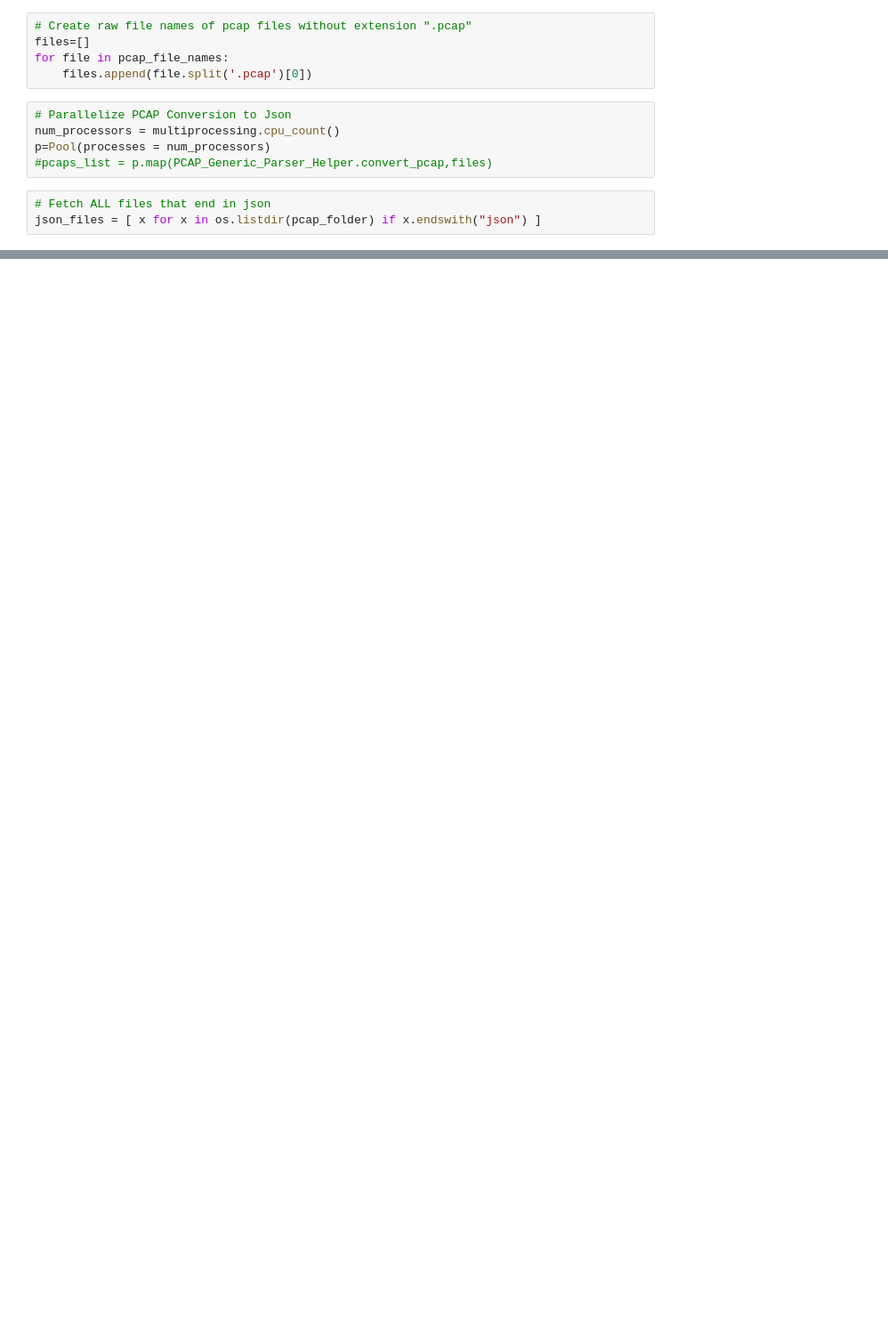
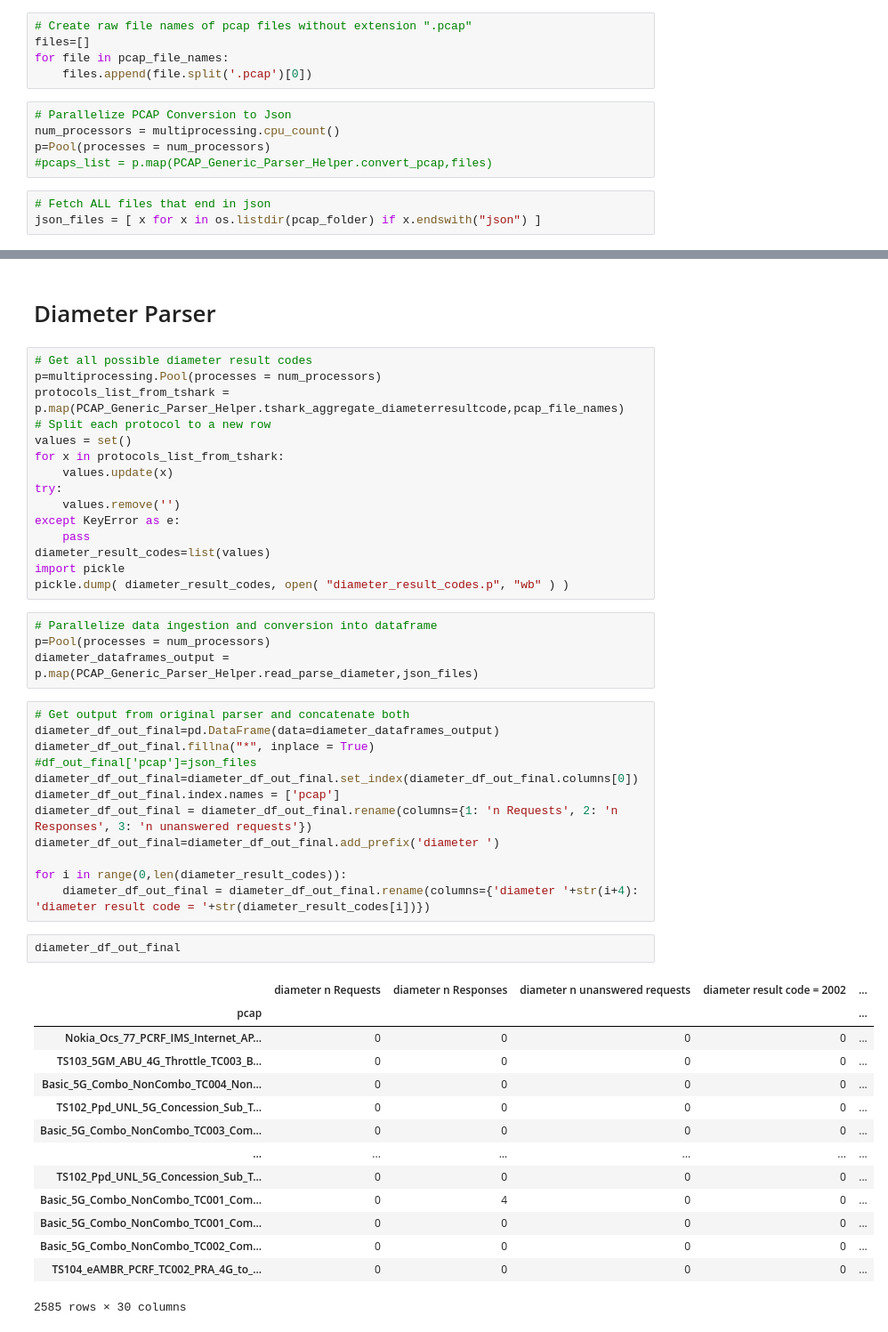
Before and after one commit to b-yond-infinite-network/ds-generic-parser, a Jupyter notebook: Generic Parser Only.ipynb, the cells around one changed output, grey strips where cells are left out. Shown at 89% size. Saved outputs shown, nothing was run; the diff lists cells and outputs as text; blank space fills up the shorter version.

```diff
--- a/Generic Parser Only.ipynb
+++ b/Generic Parser Only.ipynb
@@ -67,0 +128,50 @@ df_out_final.to_csv('Generic_Parser.csv')
+# %% [markdown]
+# Diameter Parser
+# %%
+# Get all possible diameter result codes
+p=multiprocessing.Pool(processes = num_processors)
+protocols_list_from_tshark = p.map(PCAP_Generic_Parser_Helper.tshark_aggregate_diameterresultcode,pcap_file_names)
+# Split each protocol to a new row
+values = set()
+for x in protocols_list_from_tshark:
+    values.update(x)
+try:
+    values.remove('')
+except KeyError as e:
+    pass
+diameter_result_codes=list(values)
+import pickle
+pickle.dump( diameter_result_codes, open( "diameter_result_codes.p", "wb" ) )
+# %%
+# Parallelize data ingestion and conversion into dataframe
+p=Pool(processes = num_processors)
+diameter_dataframes_output = p.map(PCAP_Generic_Parser_Helper.read_parse_diameter,json_files)
+# %%
+# Get output from original parser and concatenate both
+diameter_df_out_final=pd.DataFrame(data=diameter_dataframes_output)
+diameter_df_out_final.fillna("*", inplace = True)
+#df_out_final['pcap']=json_files
+diameter_df_out_final=diameter_df_out_final.set_index(diameter_df_out_final.columns[0])
+diameter_df_out_final.index.names = ['pcap']
+diameter_df_out_final = diameter_df_out_final.rename(columns={1: 'n Requests', 2: 'n Responses', 3: 'n unanswered requests'})
+diameter_df_out_final=diameter_df_out_final.add_prefix('diameter ')
+
+for i in range(0,len(diameter_result_codes)):
+    diameter_df_out_final = diameter_df_out_final.rename(columns={'diameter '+str(i+4): 'diameter result code = '+str(diameter_result_codes[i])})
+# %%
+diameter_df_out_final
+# %% [output]
+|  | diameter n Requests | diameter n Responses | diameter n unanswered requests | diameter result code = 2002 | ... |
+| pcap |  |  |  |  | ... |
+| Nokia_Ocs_77_PCRF_IMS_Internet_AP... | 0 | 0 | 0 | 0 | ... |
+| TS103_5GM_ABU_4G_Throttle_TC003_B... | 0 | 0 | 0 | 0 | ... |
+| Basic_5G_Combo_NonCombo_TC004_Non... | 0 | 0 | 0 | 0 | ... |
+| TS102_Ppd_UNL_5G_Concession_Sub_T... | 0 | 0 | 0 | 0 | ... |
+| Basic_5G_Combo_NonCombo_TC003_Com... | 0 | 0 | 0 | 0 | ... |
+| ... | ... | ... | ... | ... | ... |
+| TS102_Ppd_UNL_5G_Concession_Sub_T... | 0 | 0 | 0 | 0 | ... |
+| Basic_5G_Combo_NonCombo_TC001_Com... | 0 | 4 | 0 | 0 | ... |
+| Basic_5G_Combo_NonCombo_TC001_Com... | 0 | 0 | 0 | 0 | ... |
+| Basic_5G_Combo_NonCombo_TC002_Com... | 0 | 0 | 0 | 0 | ... |
+| TS104_eAMBR_PCRF_TC002_PRA_4G_to_... | 0 | 0 | 0 | 0 | ... |
+2585 rows × 30 columns
```
Also changed, not shown: parts of 21 cells of this notebook, 3 other files.
